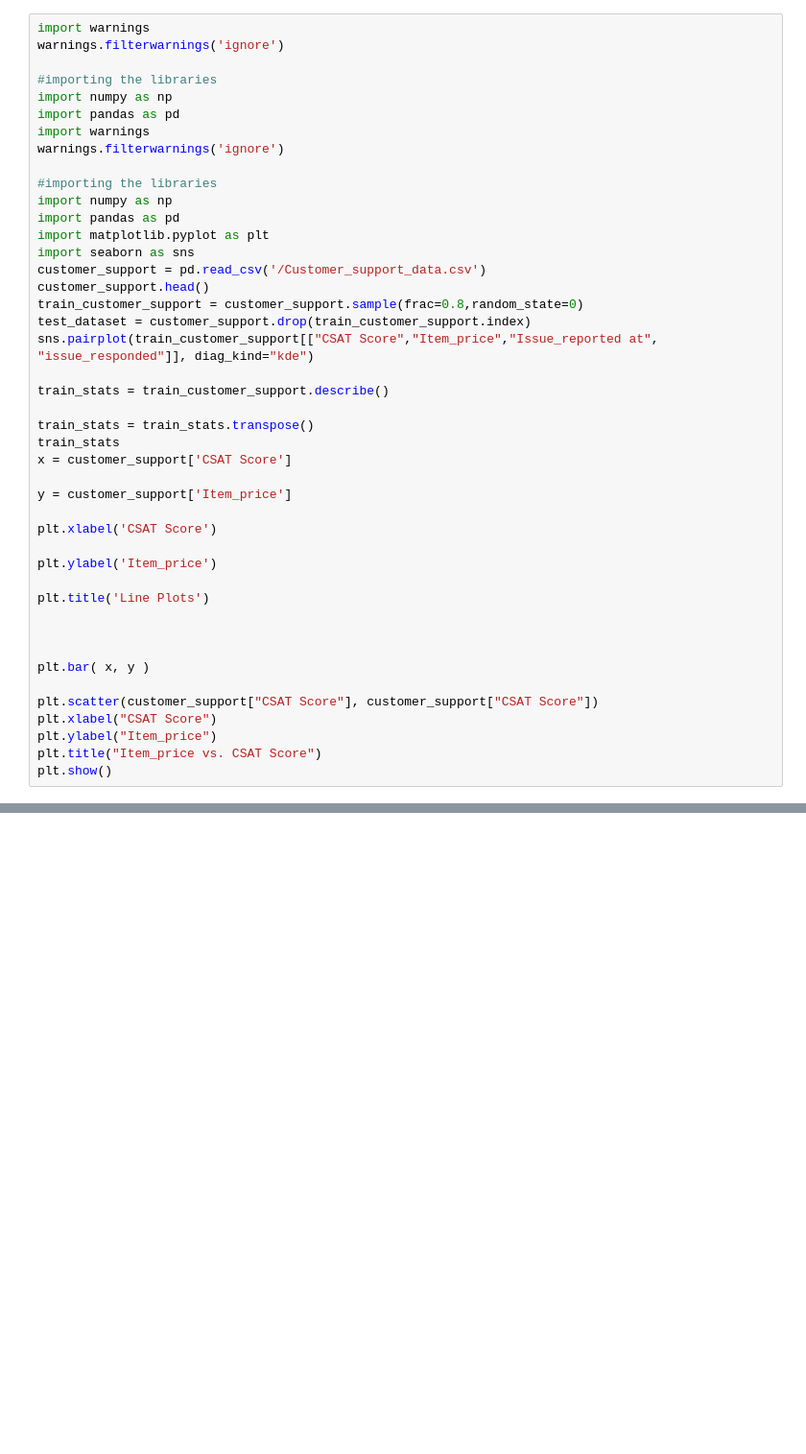
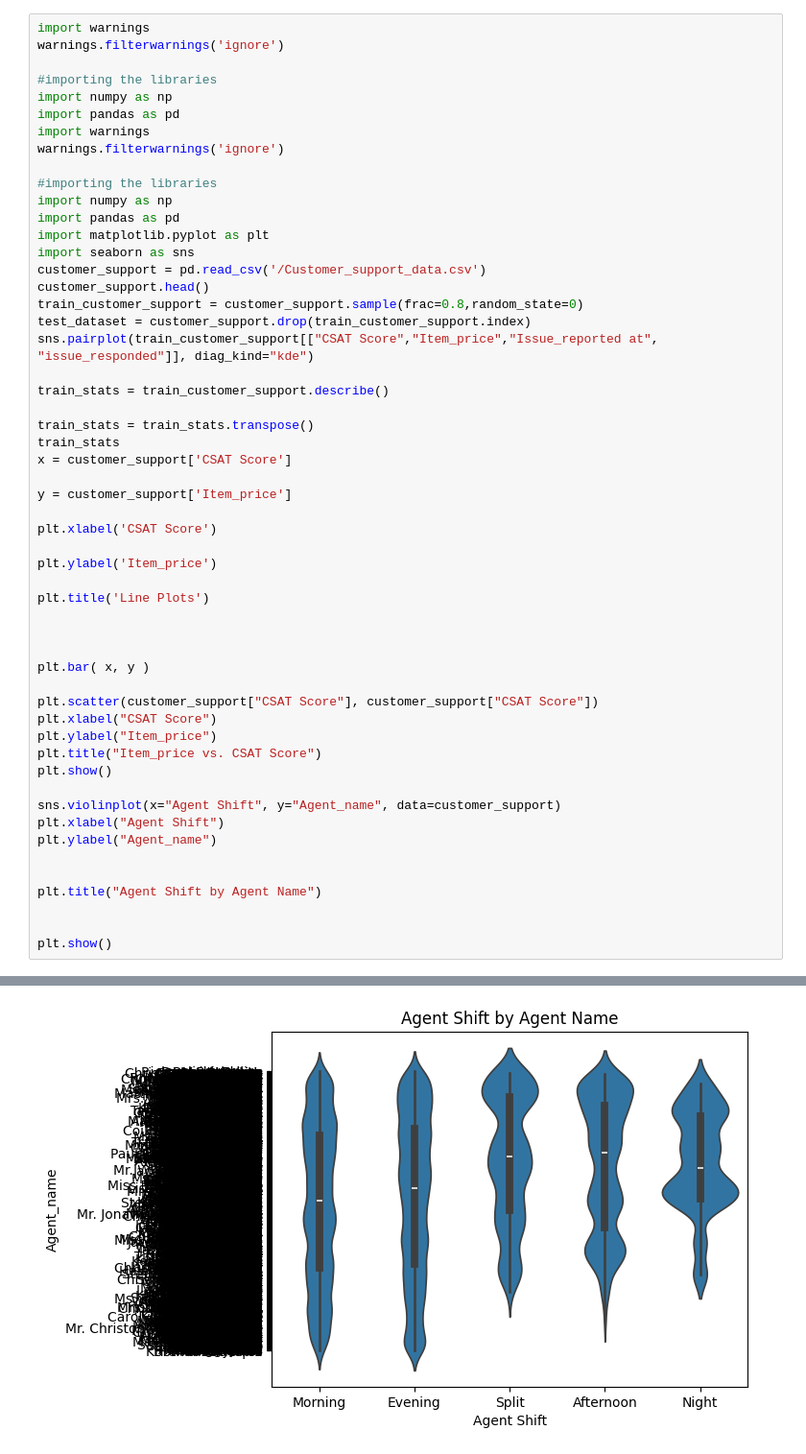
Before and after one commit to razan-wari/Gaza-Sky-Geeks, a Jupyter notebook: customer_support.ipynb, the cells around one changed output, grey strips where cells are left out. Shown at 96% size. Drawn from its saved outputs; the diff is of its cells as text; blank space fills up the shorter version.

```diff
--- a/customer_support.ipynb
+++ b/customer_support.ipynb
@@ -19,30 +19,41 @@ customer_support = pd.read_csv('/Customer_support_data.csv')
 customer_support.head()
 train_customer_support = customer_support.sample(frac=0.8,random_state=0)
 test_dataset = customer_support.drop(train_customer_support.index)
 sns.pairplot(train_customer_support[["CSAT Score","Item_price","Issue_reported at", "issue_responded"]], diag_kind="kde")
 
 train_stats = train_customer_support.describe()
 
 train_stats = train_stats.transpose()
 train_stats
 x = customer_support['CSAT Score']
 
 y = customer_support['Item_price']
 
 plt.xlabel('CSAT Score')
 
 plt.ylabel('Item_price')
 
 plt.title('Line Plots')
 
 
 
 plt.bar( x, y )
 
 plt.scatter(customer_support["CSAT Score"], customer_support["CSAT Score"])
 plt.xlabel("CSAT Score")
 plt.ylabel("Item_price")
 plt.title("Item_price vs. CSAT Score")
 plt.show()
+
+sns.violinplot(x="Agent Shift", y="Agent_name", data=customer_support)
+plt.xlabel("Agent Shift")
+plt.ylabel("Agent_name")
+
+
+plt.title("Agent Shift by Agent Name")
+
+
+plt.show()
 # %% [output]
 [figure]
+[figure, added]
```
